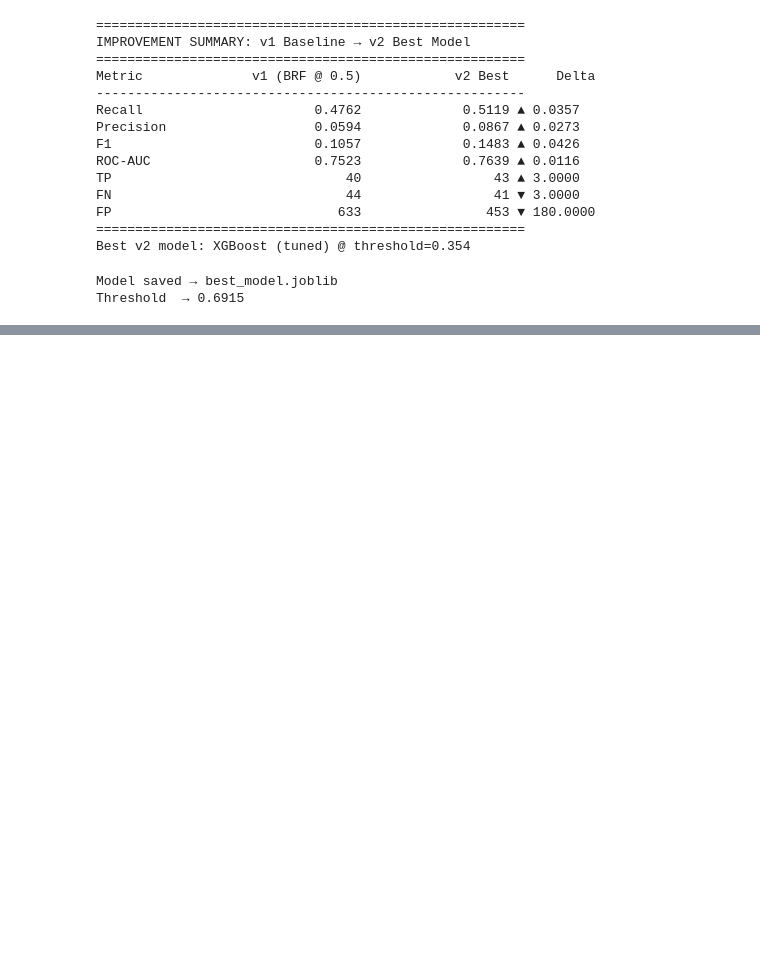
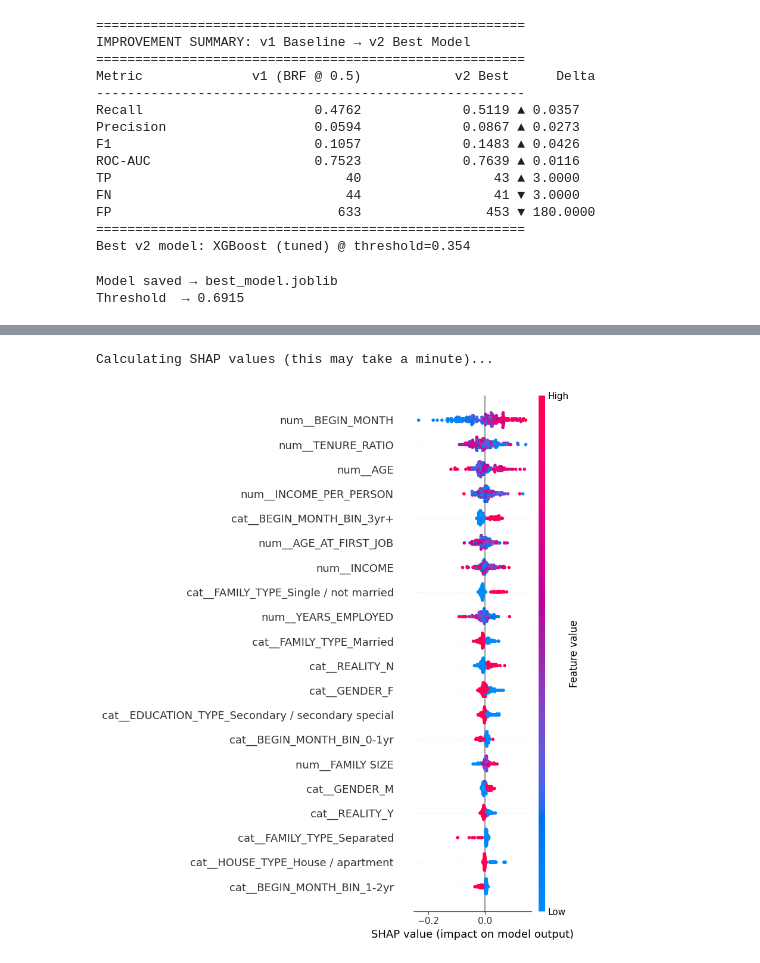
Before and after one commit to TonyRoyze/pythonery, a Jupyter notebook: Credit/notebooks/modelling_v2.ipynb, the cells around one changed output, grey strips where cells are left out. Drawn from its saved outputs; the diff is of its cells as text; code cells hidden in the pictures; blank space fills up the shorter version.

```diff
--- a/Credit/notebooks/modelling_v2.ipynb
+++ b/Credit/notebooks/modelling_v2.ipynb
@@ -601,0 +607,29 @@ Threshold  → 0.6915
+# %%
+import shap
+import matplotlib.pyplot as plt
+import numpy as np
+import pandas as pd
+
+# 1. Extract the preprocessor and the fitted classifier
+preprocessor = stacking_pipeline.named_steps['preprocessor']
+clf = stacking_pipeline.named_steps['classifier']
+
+# 2. Get preprocessed features and their names
+X_train_t = preprocessor.transform(X_train)
+X_test_t = preprocessor.transform(X_test)
+feature_names = preprocessor.get_feature_names_out()
+
+# To work easily with SHAP, we optionally convert back to a dataframe with the right names
+X_train_df = pd.DataFrame(X_train_t, columns=feature_names)
+X_test_df = pd.DataFrame(X_test_t, columns=feature_names)
+
+print("Calculating SHAP values (this may take a minute)...")
+# 3. Compute SHAP values on the preprocessed test set (sample to save time)
+explainer = shap.Explainer(clf.predict_proba, X_train_df.iloc[:100])
+shap_values = explainer(X_test_df.iloc[:200])
+
+# 4. Plot summary for the positive class
+shap.summary_plot(shap_values[:, :, 1], X_test_df.iloc[:200])
+# %% [output]
+Calculating SHAP values (this may take a minute)...
+[figure, added]
```
Also changed, not shown: parts of 2 cells of this notebook, 22 other files.
